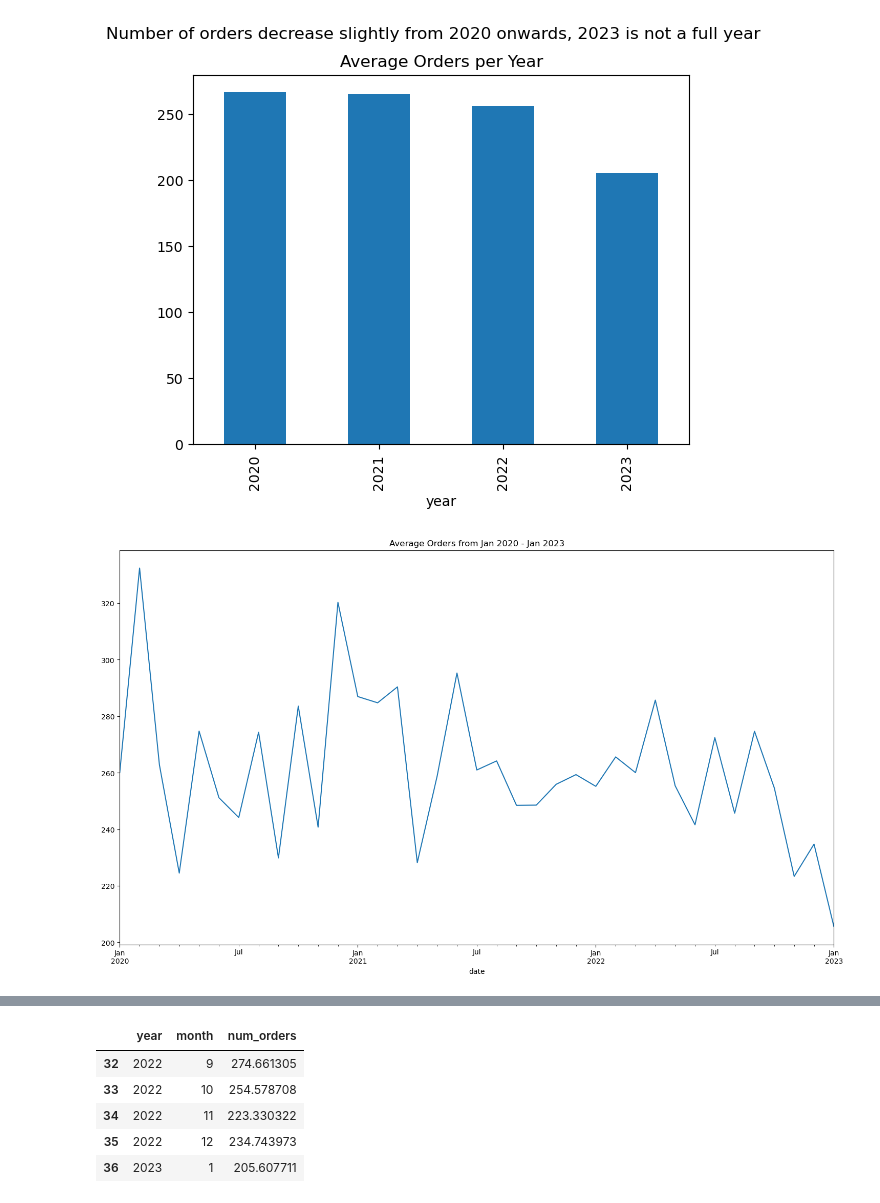
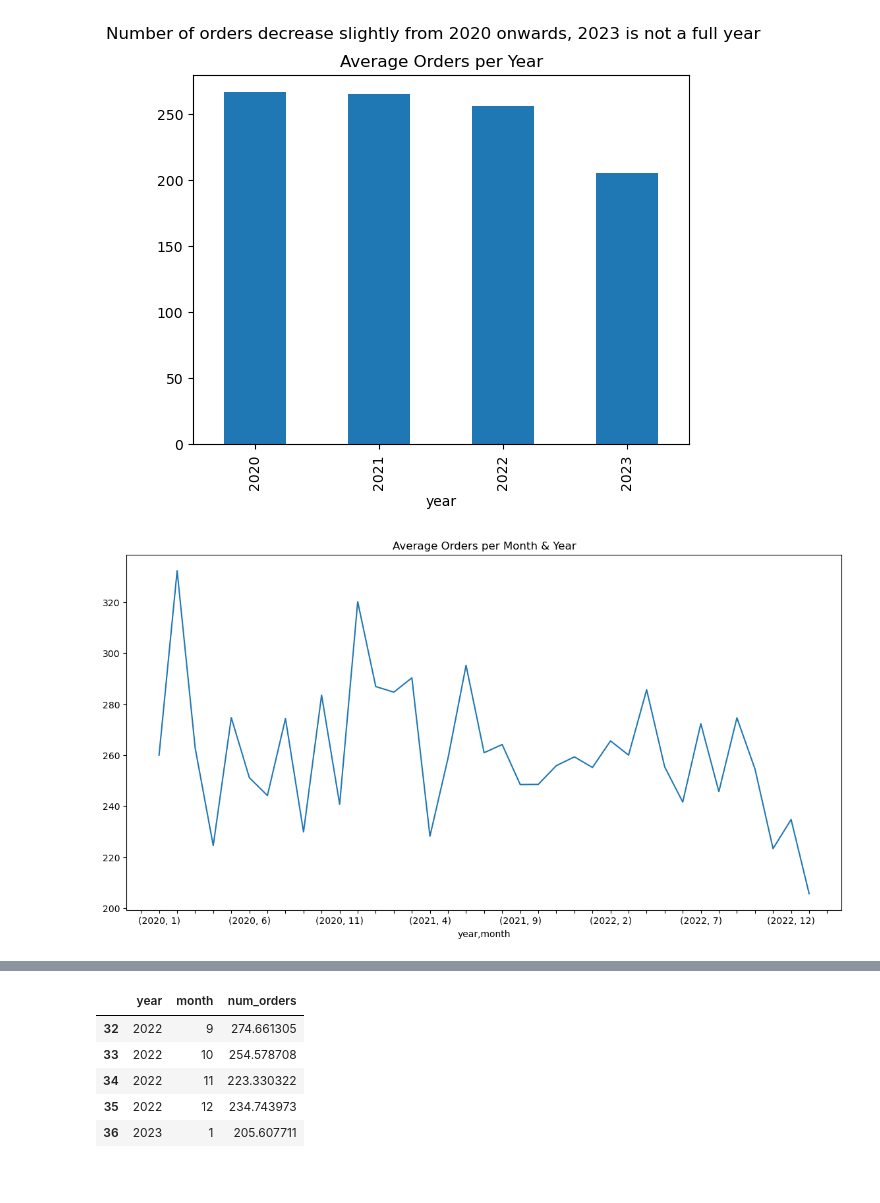
Before and after one commit to tildahh/food-demand-forecasting, a Jupyter notebook: food_demand_forecasting.ipynb, the cells around one changed output, grey strips where cells are left out. Saved outputs shown, nothing was run; the diff lists cells and outputs as text; code cells hidden in the pictures.

```diff
--- a/food_demand_forecasting.ipynb
+++ b/food_demand_forecasting.ipynb
@@ -54,3 +93,8 @@ meal = pd.read_csv('data/meal_info.csv')
+# %%
+train = pd.read_csv(r'C:\Users\M\Desktop\food-demand-forecasting-main\food-demand-forecasting-main\data\train.csv')
+center = pd.read_csv(r'C:\Users\M\Desktop\food-demand-forecasting-main\food-demand-forecasting-main\data\fulfilment_center_info.csv')
+meal = pd.read_csv(r'C:\Users\M\Desktop\food-demand-forecasting-main\food-demand-forecasting-main\data\meal_info.csv')
+df_test = pd.read_csv(r'C:\Users\M\Desktop\food-demand-forecasting-main\food-demand-forecasting-main\data\test\test.csv')
 # %% [markdown]
 ##  <font color= darkred> Train Data Inspection</font>🔍📊
 # %%
@@ -688,11 +643,9 @@ Index(['week', 'center_id', 'meal_id', 'checkout_price', 'base_price',
       dtype='object')
-# %%
-df.drop(columns = ['id'], inplace = True)
 # %% [markdown]
 ### Reorder columns
 # %%
 # move the target column to the last position
-df = df[['week', 'checkout_price', 'base_price','discount','discount_percent',
+df = df[['id', 'week', 'checkout_price', 'base_price','discount','discount_percent',
        'email_promo', 'homepage_featured', 'meal', 'meal_category', 'cuisine', 'city',
        'region', 'center', 'center_type', 'op_area', 'year',
        'quarter', 'month', 'date', 'num_orders']]
@@ -781,7 +846,8 @@ Text(0.5, 0.98, 'Number of orders decrease slightly from 2020 onwards, 2023 is n
 [figure]
 # %%
 plt.figure(figsize = (18, 10))
-df.groupby(['date'])['num_orders'].mean().plot(kind = 'line')
-plt.title('Average Orders from Jan 2020 - Jan 2023');
+df.groupby(['year','month'])['num_orders'].mean().plot(kind = 'line', title = 'Average Orders per Month & Year', figsize = (14, 7));
+plt.savefig('Average Orders per Month & Year.png')
+plt.gca().xaxis.set_major_locator(ticker.MultipleLocator(1))
 # %% [output]
-[figure, old version]
+[figure, new version]
```
Also changed, not shown: parts of 112 cells of this notebook, 36 other files.
